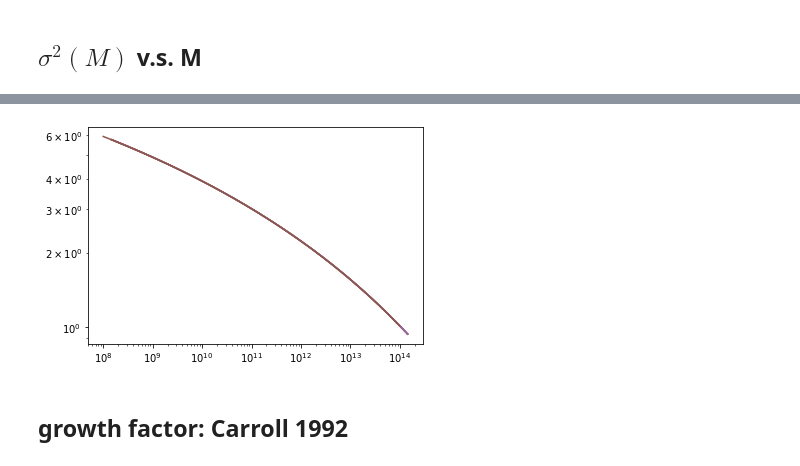
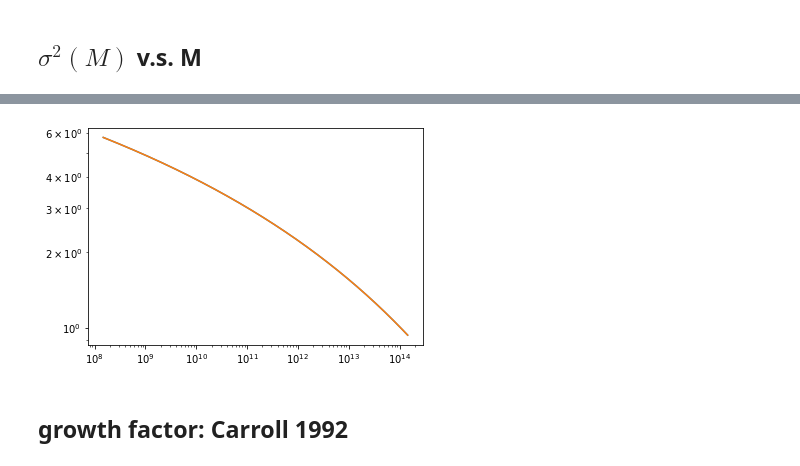
Before and after one commit to lovetomatoes/BHMF, a Jupyter notebook: dNdlnM.ipynb, the cells around one changed output, grey strips where cells are left out. Saved outputs shown, nothing was run; the diff lists cells and outputs as text; code cells hidden in the pictures.

```diff
--- a/dNdlnM.ipynb
+++ b/dNdlnM.ipynb
@@ -92,15 +137,21 @@ ascii.write(T,'../data/hmf_Pk.dat',overwrite=True)
 # %%
-for zz in np.arange(0.,5.,1.):
-    mf= MassFunction(hmf_model='ST',transfer_model='EH',z=zz, Mmin=8, Mmax=14,growth_model='Carroll1992')
-    x, y = mf.m/h, mf.sigma/mf.growth_factor
-    plt.loglog(x,y)
+zz = 6
+mf= MassFunction(hmf_model='ST',transfer_model='EH',z=zz, Mmin=8, Mmax=14,growth_model='Carroll1992')
+x, y = mf.m/h, mf.sigma/mf.growth_factor
+plt.loglog(x,y)
 
-Tcpp = ascii.read('sigmaM.txt', delimiter=' ')
-plt.loglog(Tcpp['Mass'],Tcpp['sigma'])
+# for zz in np.arange(0.,5.,1.):
+mf= MassFunction(hmf_model='ST',sigma_8=.8,transfer_model='EH',z=zz, Mmin=8, Mmax=14,growth_model='Carroll1992')
+x, y = mf.m/h, mf.sigma/mf.growth_factor
+plt.loglog(x,y*.8159/.8)
+# plt.loglog(x,y)
+
+# Tcpp = ascii.read('sigmaM.txt', delimiter=' ')
+# plt.loglog(Tcpp['Mass'],Tcpp['sigma'])
 
 plt.show()
 # %% [output]
-[figure, old version]
+[figure, new version]
 # %% [markdown]
 ## growth factor: Carroll 1992
 # %%
```
Also changed, not shown: parts of 5 cells of this notebook, 3 other files.
